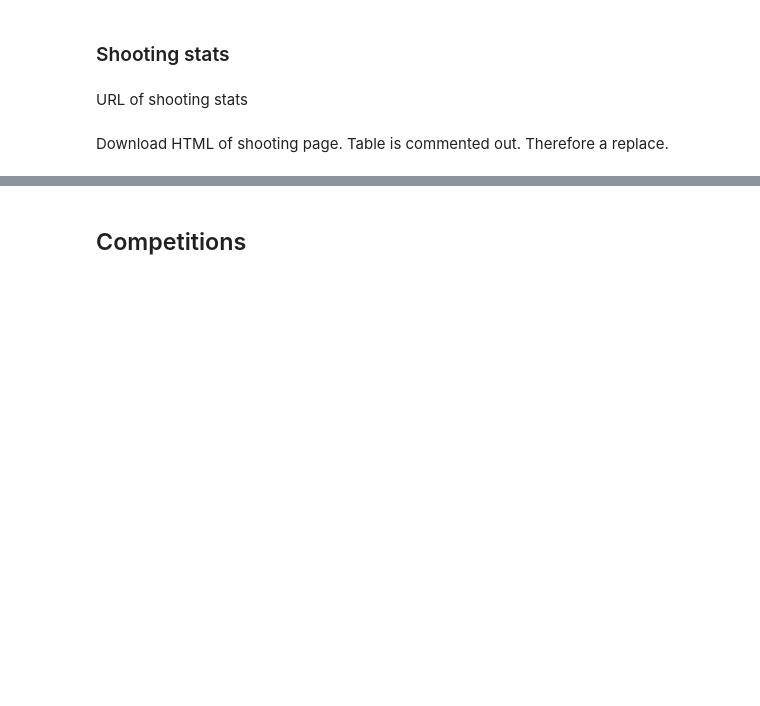
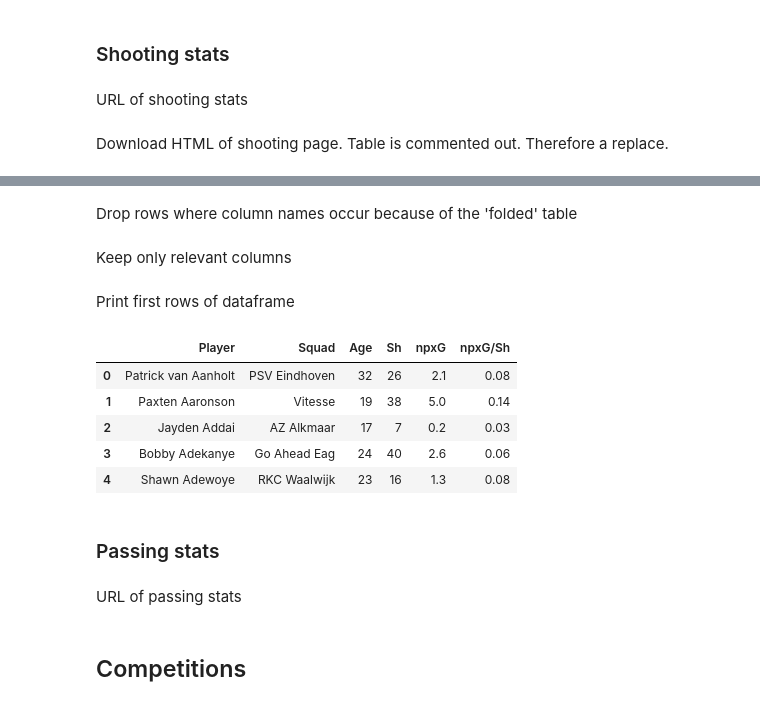
Before and after one commit to YasinTuncbilek/bakayoko-replacement, a Jupyter notebook: bakayoko-replacement.ipynb, the cells around one changed output, grey strips where cells are left out. Drawn from its saved outputs; the diff is of its cells as text; code cells hidden in the pictures; blank space fills up the shorter version.

```diff
--- a/bakayoko-replacement.ipynb
+++ b/bakayoko-replacement.ipynb
@@ -123,0 +130,2 @@ players_shooting_data = requests.get(shooting_url).text.replace('<!--','').repla
+# %%
+players_shooting_stats = pd.read_html(players_shooting_data, attrs = {'id':'stats_shooting'})[0]
@@ -123,0 +134,25 @@ players_shooting_data = requests.get(shooting_url).text.replace('<!--','').repla
+# %%
+players_shooting_stats.columns = players_shooting_stats.columns.droplevel()
+# %% [markdown]
+Drop rows where column names occur because of the 'folded' table
+# %%
+players_shooting_stats = players_shooting_stats.loc[players_shooting_stats['Player'] != 'Player']
+# %% [markdown]
+Keep only relevant columns
+# %%
+players_shooting_stats = players_shooting_stats[["Player", "Squad", "Age", "Sh", "npxG", "npxG/Sh"]]
+# %% [markdown]
+Print first rows of dataframe
+# %%
+players_shooting_stats.head()
+# %% [output]
+|  | Player | Squad | Age | Sh | npxG | npxG/Sh |
+| 0 | Patrick van Aanholt | PSV Eindhoven | 32 | 26 | 2.1 | 0.08 |
+| 1 | Paxten Aaronson | Vitesse | 19 | 38 | 5.0 | 0.14 |
+| 2 | Jayden Addai | AZ Alkmaar | 17 | 7 | 0.2 | 0.03 |
+| 3 | Bobby Adekanye | Go Ahead Eag | 24 | 40 | 2.6 | 0.06 |
+| 4 | Shawn Adewoye | RKC Waalwijk | 23 | 16 | 1.3 | 0.08 |
+# %% [markdown]
+### Passing stats
+# %% [markdown]
+URL of passing stats
```
Also changed, not shown: parts of 16 cells of this notebook.
